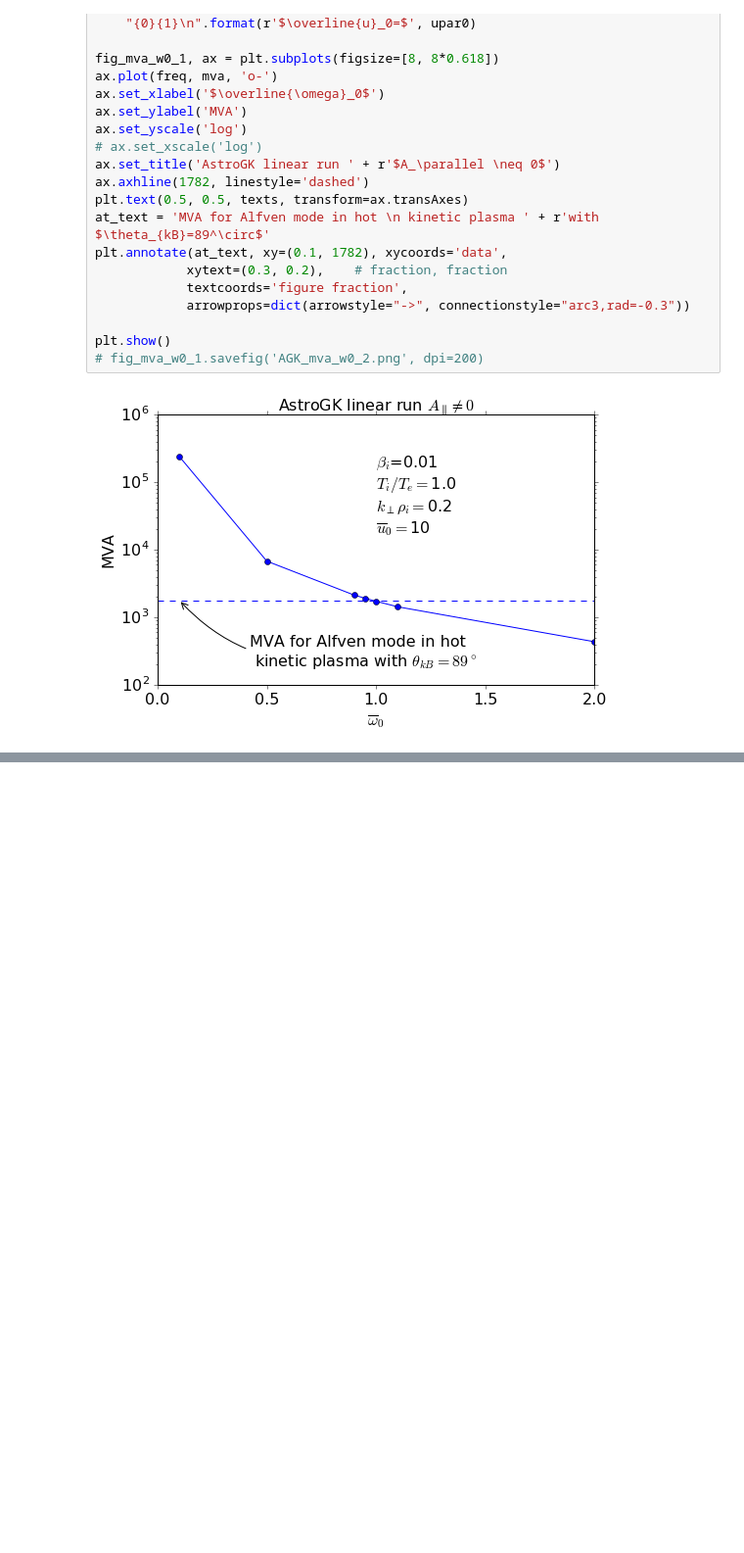
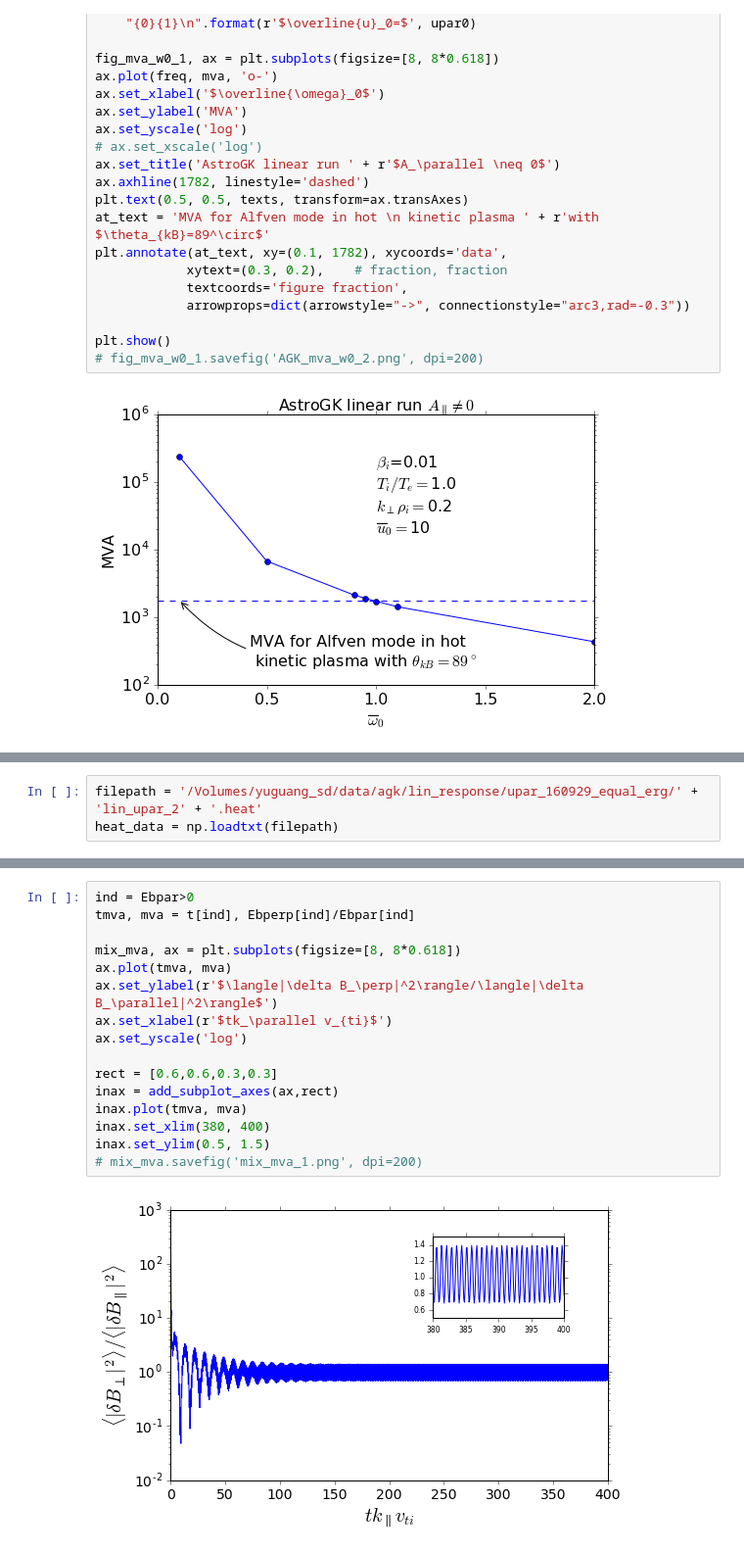
Before and after one commit to YuguangTong/Fourier-Laplace-plasma-response-in-driven-Gyrokinetics, a Jupyter notebook: python/Draft_20161004.ipynb, the cells around one changed output, grey strips where cells are left out. Shown at 98% size. Saved outputs shown, nothing was run; the diff lists cells and outputs as text; blank space fills up the shorter version.

```diff
--- a/python/Slides_16_Oct_3_draft.ipynb
+++ b/python/Draft_20161004.ipynb
@@ -213,0 +216,3 @@ np.sqrt(13.6/1.976e-2)
+# %%
+filepath = '/Volumes/yuguang_sd/data/agk/lin_response/upar_160929_equal_erg/' + 'lin_upar_2' + '.heat'
+heat_data = np.loadtxt(filepath)
@@ -213,0 +294,18 @@ np.sqrt(13.6/1.976e-2)
+# %%
+ind = Ebpar>0
+tmva, mva = t[ind], Ebperp[ind]/Ebpar[ind]
+
+mix_mva, ax = plt.subplots(figsize=[8, 8*0.618])
+ax.plot(tmva, mva)
+ax.set_ylabel(r'$\langle|\delta B_\perp|^2\rangle/\langle|\delta B_\parallel|^2\rangle$')
+ax.set_xlabel(r'$tk_\parallel v_{ti}$')
+ax.set_yscale('log')
+
+rect = [0.6,0.6,0.3,0.3]
+inax = add_subplot_axes(ax,rect)
+inax.plot(tmva, mva)
+inax.set_xlim(380, 400)
+inax.set_ylim(0.5, 1.5)
+# mix_mva.savefig('mix_mva_1.png', dpi=200)
+# %% [output]
+[figure, added]
```
Also changed, not shown: parts of 8 cells of this notebook, 4 other files.
